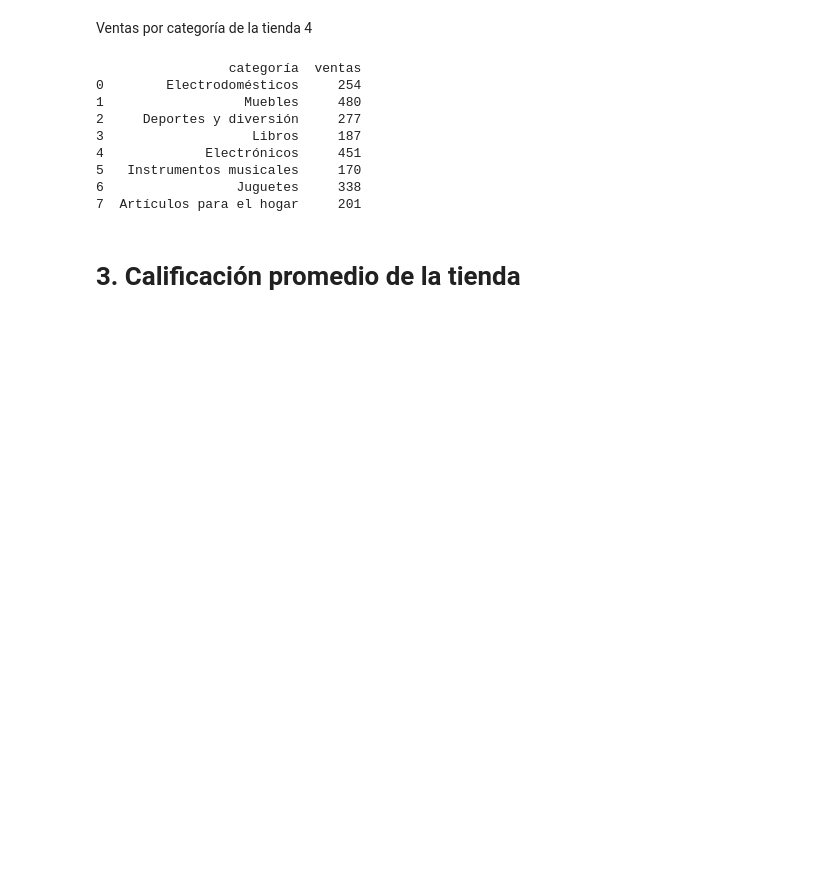
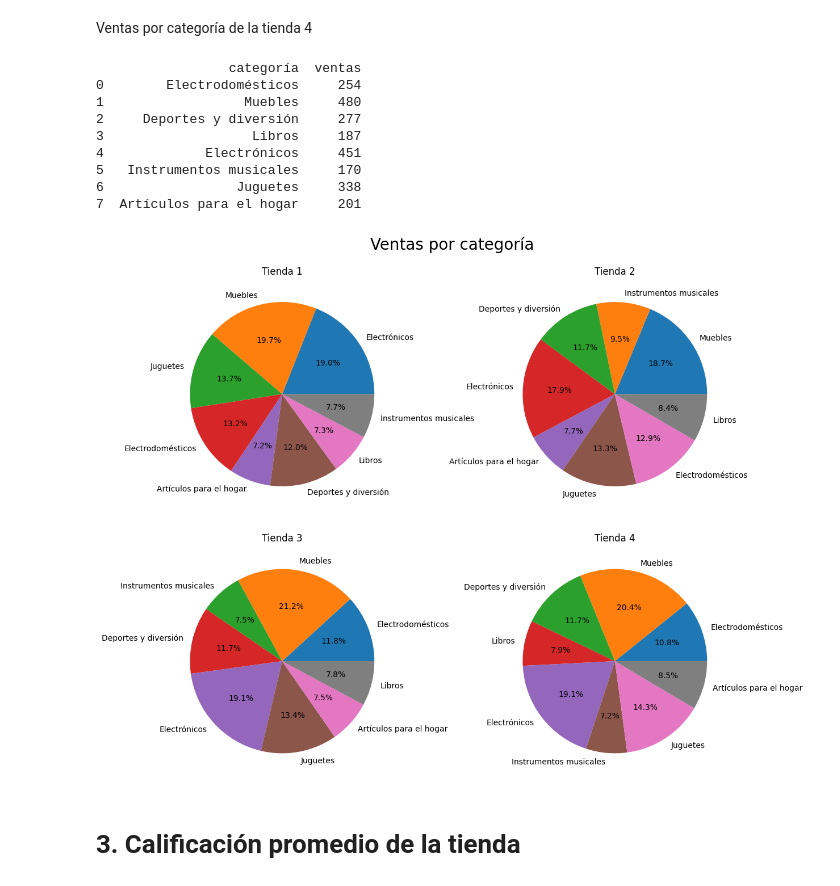
Before and after one commit to Caleb699-hub/challenge_alura_store, a Jupyter notebook: AluraStoreLatam.ipynb, the cells around one changed output. Saved outputs shown, nothing was run; the diff lists cells and outputs as text; code cells hidden in the pictures; blank space fills up the shorter version.

```diff
--- a/AluraStoreLatam.ipynb
+++ b/AluraStoreLatam.ipynb
@@ -86,8 +92,8 @@ for categoria in tienda['Categoría del Producto']:
     ventas_tienda1[categoria] +=1
   else:
     ventas_tienda1[categoria] = 1
-df = pd.DataFrame(list(ventas_tienda1.items()),columns=["categoría","ventas"])
-print(df)
+df1 = pd.DataFrame(list(ventas_tienda1.items()),columns=["categoría","ventas"])
+print(df1)
 # %% [output]
                  categoría  ventas
 0             Electrónicos     448
@@ -107,8 +113,8 @@ for categoria in tienda2['Categoría del Producto']:
     ventas_tienda2[categoria] +=1
   else:
     ventas_tienda2[categoria] = 1
-df = pd.DataFrame(list(ventas_tienda2.items()),columns=["categoría","ventas"])
-print(df)
+df2 = pd.DataFrame(list(ventas_tienda2.items()),columns=["categoría","ventas"])
+print(df2)
 # %% [output]
                  categoría  ventas
 0                  Muebles     442
@@ -128,8 +134,8 @@ for categoria in tienda3['Categoría del Producto']:
     ventas_tienda3[categoria] +=1
   else:
     ventas_tienda3[categoria] = 1
-df = pd.DataFrame(list(ventas_tienda3.items()),columns=["categoría","ventas"])
-print(df)
+df3 = pd.DataFrame(list(ventas_tienda3.items()),columns=["categoría","ventas"])
+print(df3)
 # %% [output]
                  categoría  ventas
 0        Electrodomésticos     278
@@ -149,8 +155,8 @@ for categoria in tienda4['Categoría del Producto']:
     ventas_tienda4[categoria] +=1
   else:
     ventas_tienda4[categoria] = 1
-df = pd.DataFrame(list(ventas_tienda4.items()),columns=["categoría","ventas"])
-print(df)
+df4 = pd.DataFrame(list(ventas_tienda4.items()),columns=["categoría","ventas"])
+print(df4)
 # %% [output]
                  categoría  ventas
 0        Electrodomésticos     254
@@ -161,6 +167,26 @@ print(df)
 5   Instrumentos musicales     170
 6                 Juguetes     338
 7  Artículos para el hogar     201
+# %%
+fig, axs =  plt.subplots(2,2, figsize = (12,10))
+
+axs[0,0].pie(df1['ventas'],labels = df1['categoría'], autopct = "%1.1f%%")
+axs[0,0].set_title("Tienda 1")
+
+axs[0,1].pie(df2['ventas'],labels = df2['categoría'], autopct = "%1.1f%%")
+axs[0,1].set_title("Tienda 2")
+
+axs[1,0].pie(df3['ventas'],labels = df3['categoría'], autopct = "%1.1f%%")
+axs[1,0].set_title("Tienda 3")
+
+axs[1,1].pie(df4['ventas'],labels = df4['categoría'], autopct = "%1.1f%%")
+axs[1,1].set_title("Tienda 4")
+
+fig.suptitle("Ventas por categoría", fontsize = 20)
+plt.tight_layout()
+plt.show()
+# %% [output]
+[figure, added]
 # %% [markdown]
 # 3. Calificación promedio de la tienda
 # %% [markdown]
```
Also changed, not shown: parts of 20 cells of this notebook.
